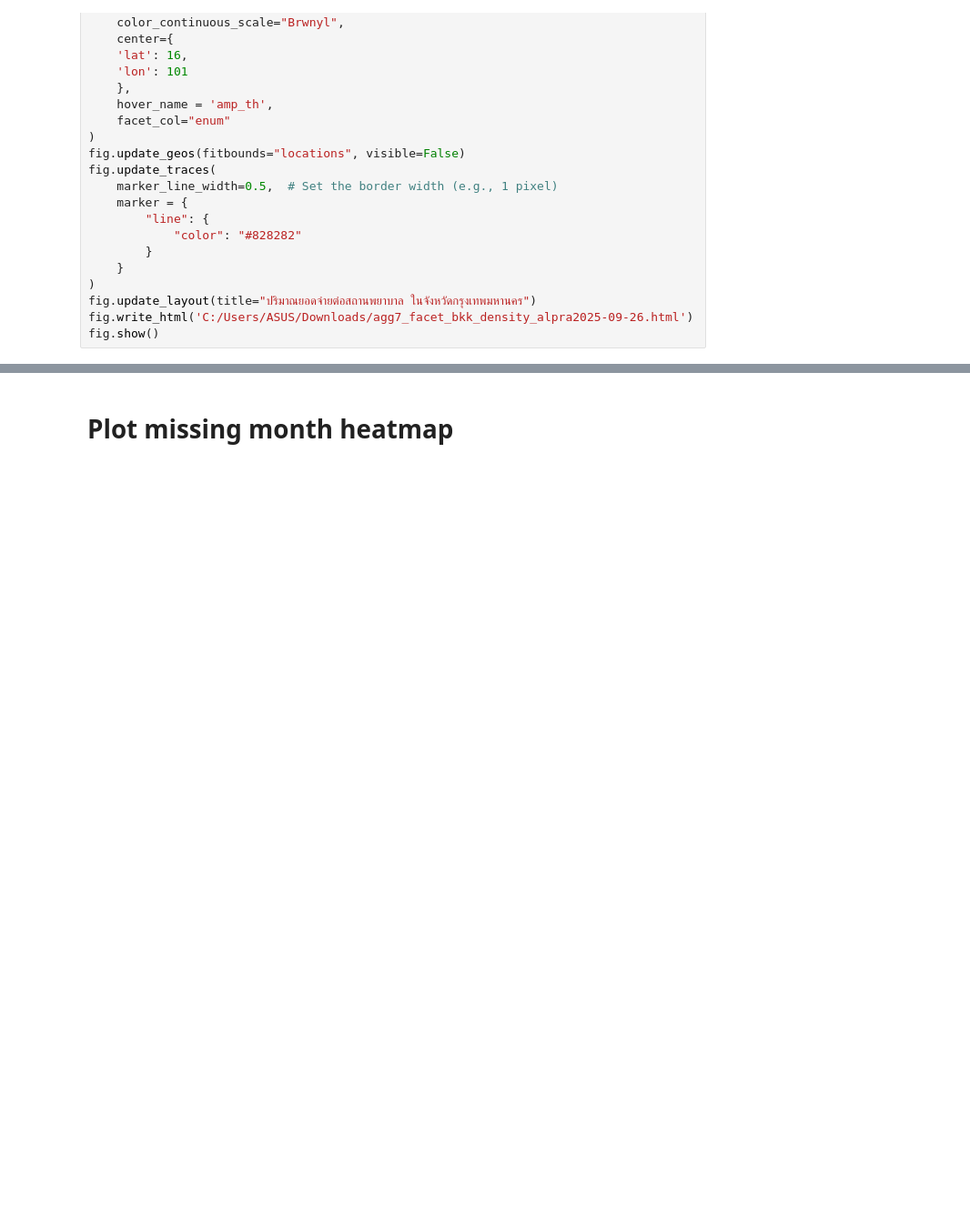
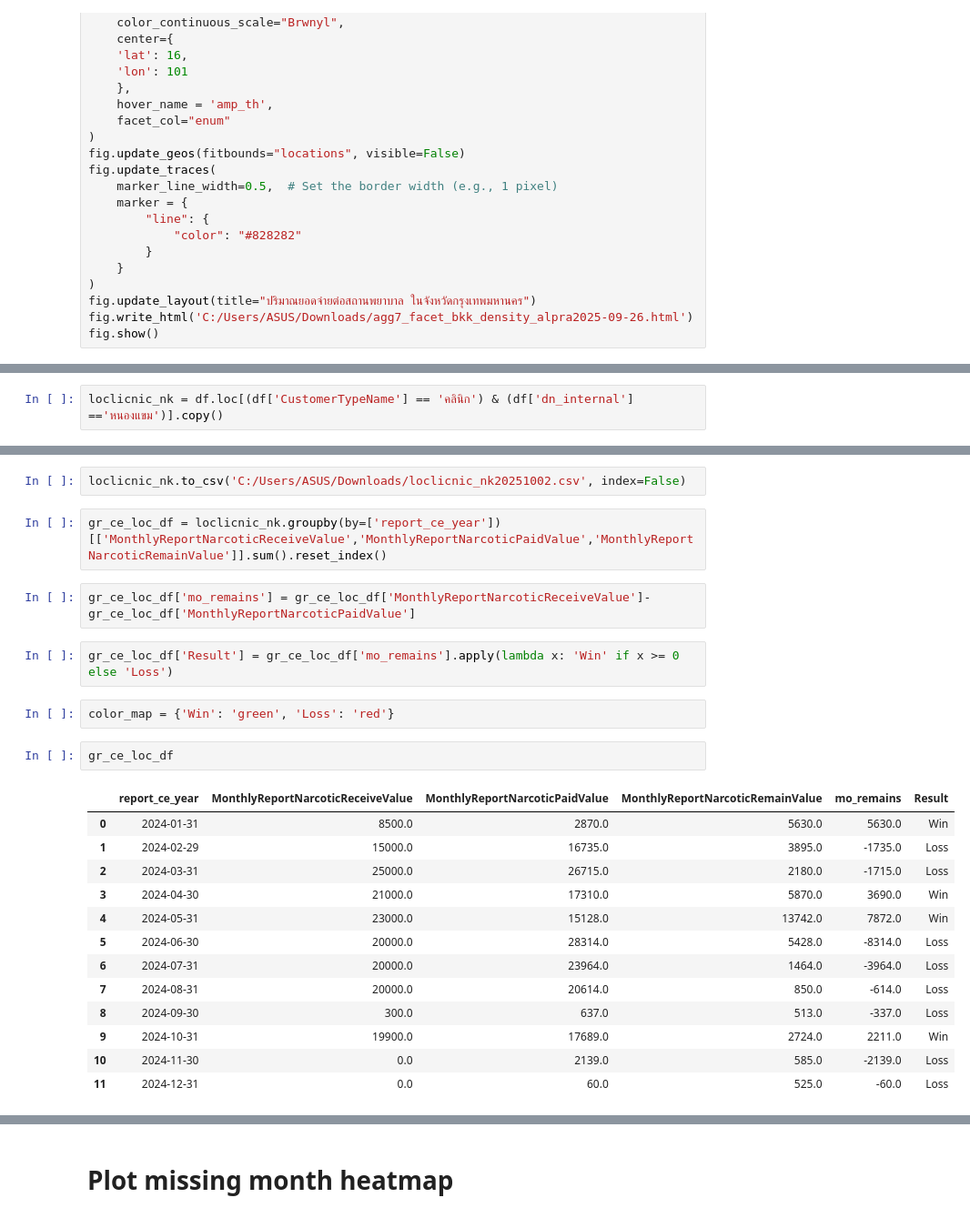
Before and after one commit to konrawit13/nct_distr, a Jupyter notebook: dist_report_v7.ipynb, the cells around one changed output, grey strips where cells are left out. Shown at 91% size. Drawn from its saved outputs; the diff is of its cells as text; blank space fills up the shorter version.

```diff
--- a/dist_report_v7.ipynb
+++ b/dist_report_v7.ipynb
@@ -1919,0 +1938,2 @@ fig.show()
+# %%
+loclicnic_nk = df.loc[(df['CustomerTypeName'] == 'คลินิก') & (df['dn_internal'] =='หนองแขม')].copy()
@@ -1919,0 +1966,26 @@ fig.show()
+# %%
+loclicnic_nk.to_csv('C:/Users/ASUS/Downloads/loclicnic_nk20251002.csv', index=False)
+# %%
+gr_ce_loc_df = loclicnic_nk.groupby(by=['report_ce_year'])[['MonthlyReportNarcoticReceiveValue','MonthlyReportNarcoticPaidValue','MonthlyReportNarcoticRemainValue']].sum().reset_index()
+# %%
+gr_ce_loc_df['mo_remains'] = gr_ce_loc_df['MonthlyReportNarcoticReceiveValue']-gr_ce_loc_df['MonthlyReportNarcoticPaidValue']
+# %%
+gr_ce_loc_df['Result'] = gr_ce_loc_df['mo_remains'].apply(lambda x: 'Win' if x >= 0 else 'Loss')
+# %%
+color_map = {'Win': 'green', 'Loss': 'red'}
+# %%
+gr_ce_loc_df
+# %% [output]
+|  | report_ce_year | MonthlyReportNarcoticReceiveValue | MonthlyReportNarcoticPaidValue | MonthlyReportNarcoticRemainValue | mo_remains | Result |
+| 0 | 2024-01-31 | 8500.0 | 2870.0 | 5630.0 | 5630.0 | Win |
+| 1 | 2024-02-29 | 15000.0 | 16735.0 | 3895.0 | -1735.0 | Loss |
+| 2 | 2024-03-31 | 25000.0 | 26715.0 | 2180.0 | -1715.0 | Loss |
+| 3 | 2024-04-30 | 21000.0 | 17310.0 | 5870.0 | 3690.0 | Win |
+| 4 | 2024-05-31 | 23000.0 | 15128.0 | 13742.0 | 7872.0 | Win |
+| 5 | 2024-06-30 | 20000.0 | 28314.0 | 5428.0 | -8314.0 | Loss |
+| 6 | 2024-07-31 | 20000.0 | 23964.0 | 1464.0 | -3964.0 | Loss |
+| 7 | 2024-08-31 | 20000.0 | 20614.0 | 850.0 | -614.0 | Loss |
+| 8 | 2024-09-30 | 300.0 | 637.0 | 513.0 | -337.0 | Loss |
+| 9 | 2024-10-31 | 19900.0 | 17689.0 | 2724.0 | 2211.0 | Win |
+| 10 | 2024-11-30 | 0.0 | 2139.0 | 585.0 | -2139.0 | Loss |
+| 11 | 2024-12-31 | 0.0 | 60.0 | 525.0 | -60.0 | Loss |
```
Also changed, not shown: parts of 14 cells of this notebook, 2 other files.
